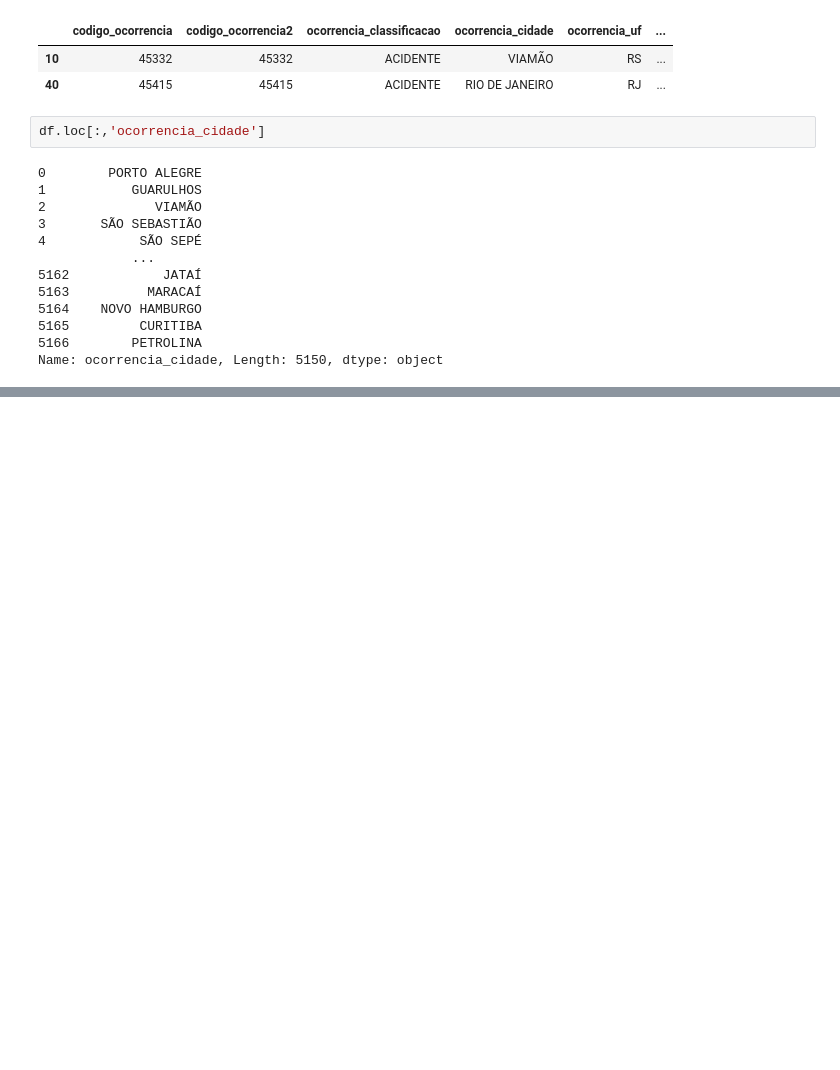
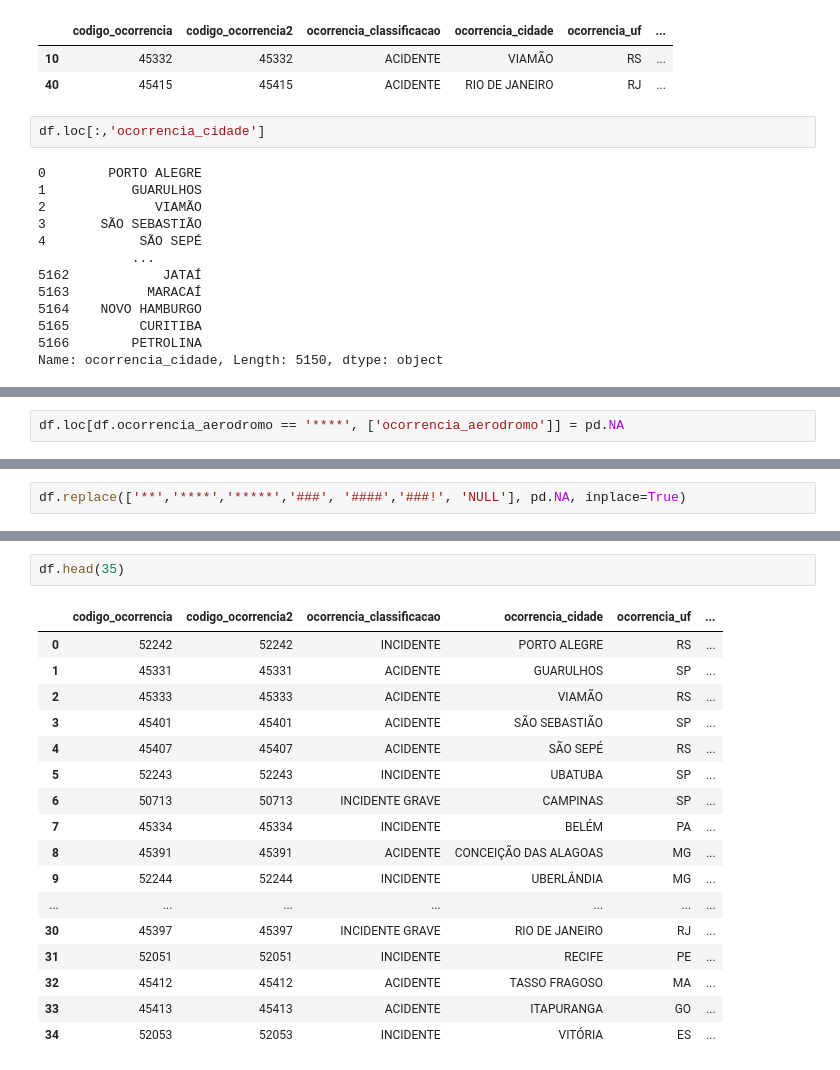
Before and after one commit to odanilotorres/desafio-github-dio, a Jupyter notebook: Fundamentos-de-ETL-com-Python/Projeto ETL/limpeza.ipynb, the cells around one changed output, grey strips where cells are left out. Drawn from its saved outputs; the diff is of its cells as text; blank space fills up the shorter version.

```diff
--- a/Fundamentos-de-ETL-com-Python/Projeto ETL/limpeza.ipynb
+++ b/Fundamentos-de-ETL-com-Python/Projeto ETL/limpeza.ipynb
@@ -55,0 +63,2 @@ Name: ocorrencia_cidade, Length: 5150, dtype: object
+# %%
+df.loc[df.ocorrencia_aerodromo == '****', ['ocorrencia_aerodromo']] = pd.NA
@@ -55,0 +74,2 @@ Name: ocorrencia_cidade, Length: 5150, dtype: object
+# %%
+df.replace(['**','****','*****','###', '####','###!', 'NULL'], pd.NA, inplace=True)
@@ -55,0 +89,20 @@ Name: ocorrencia_cidade, Length: 5150, dtype: object
+# %%
+df.head(35)
+# %% [output]
+|  | codigo_ocorrencia | codigo_ocorrencia2 | ocorrencia_classificacao | ocorrencia_cidade | ocorrencia_uf | ... |
+| 0 | 52242 | 52242 | INCIDENTE | PORTO ALEGRE | RS | ... |
+| 1 | 45331 | 45331 | ACIDENTE | GUARULHOS | SP | ... |
+| 2 | 45333 | 45333 | ACIDENTE | VIAMÃO | RS | ... |
+| 3 | 45401 | 45401 | ACIDENTE | SÃO SEBASTIÃO | SP | ... |
+| 4 | 45407 | 45407 | ACIDENTE | SÃO SEPÉ | RS | ... |
+| 5 | 52243 | 52243 | INCIDENTE | UBATUBA | SP | ... |
+| 6 | 50713 | 50713 | INCIDENTE GRAVE | CAMPINAS | SP | ... |
+| 7 | 45334 | 45334 | INCIDENTE | BELÉM | PA | ... |
+| 8 | 45391 | 45391 | ACIDENTE | CONCEIÇÃO DAS ALAGOAS | MG | ... |
+| 9 | 52244 | 52244 | INCIDENTE | UBERLÂNDIA | MG | ... |
+| ... | ... | ... | ... | ... | ... | ... |
+| 30 | 45397 | 45397 | INCIDENTE GRAVE | RIO DE JANEIRO | RJ | ... |
+| 31 | 52051 | 52051 | INCIDENTE | RECIFE | PE | ... |
+| 32 | 45412 | 45412 | ACIDENTE | TASSO FRAGOSO | MA | ... |
+| 33 | 45413 | 45413 | ACIDENTE | ITAPURANGA | GO | ... |
+| 34 | 52053 | 52053 | INCIDENTE | VITÓRIA | ES | ... |
```
Also changed, not shown: parts of 4 cells of this notebook, 1 other file.
